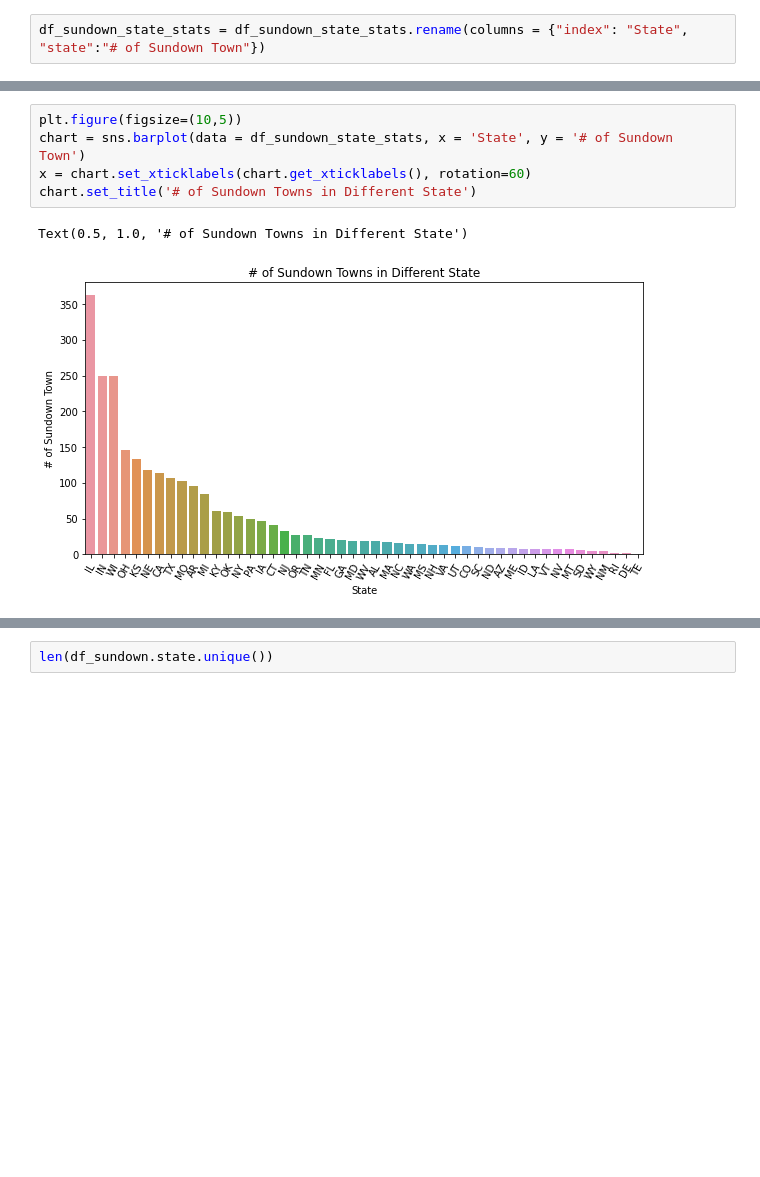
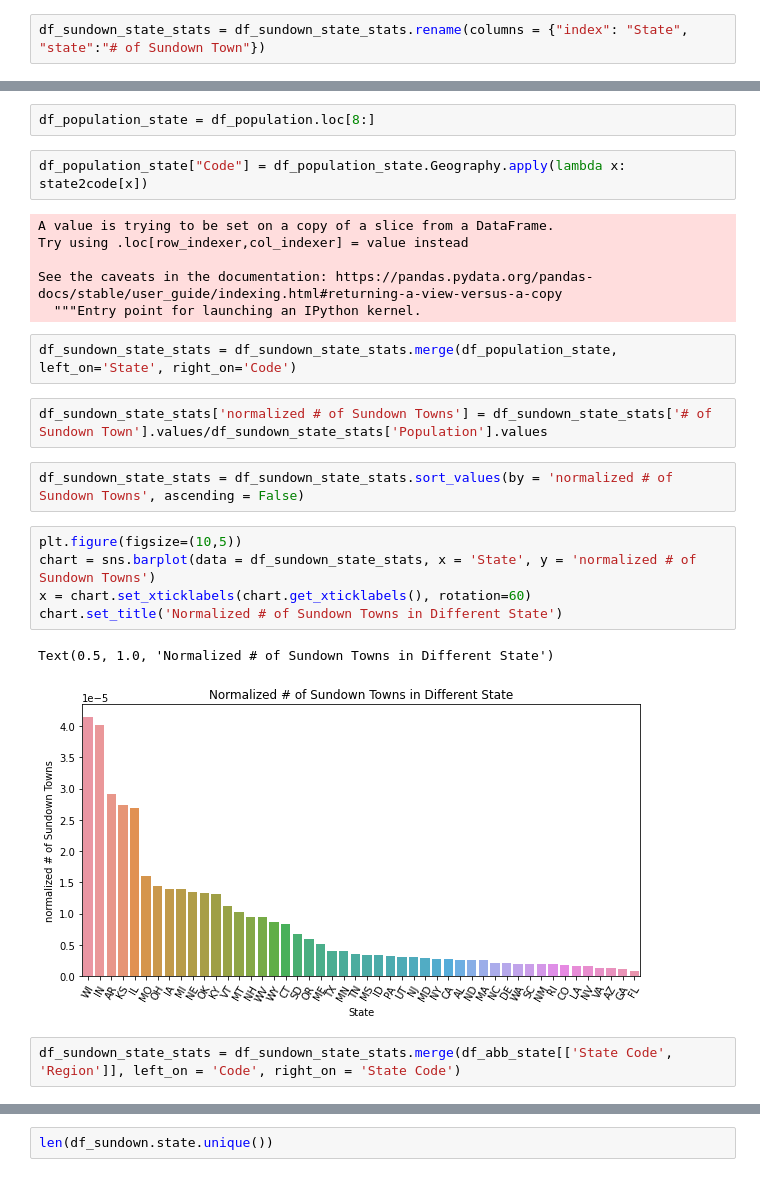
Before and after one commit to franklinyang/hds_fy_kh, a Jupyter notebook: notebooks/EDA.ipynb, the cells around one changed output, grey strips where cells are left out. Drawn from its saved outputs; the diff is of its cells as text; blank space fills up the shorter version.

```diff
--- a/notebooks/EDA.ipynb
+++ b/notebooks/EDA.ipynb
@@ -115,8 +169,26 @@ df_sundown_state_stats = df_sundown_state_stats.rename(columns = {"index": "Stat
+# %%
+df_population_state = df_population.loc[8:]
+# %%
+df_population_state["Code"] = df_population_state.Geography.apply(lambda x: state2code[x])
+# %% [output]
+A value is trying to be set on a copy of a slice from a DataFrame.
+Try using .loc[row_indexer,col_indexer] = value instead
+
+See the caveats in the documentation: https://pandas.pydata.org/pandas-docs/stable/user_guide/indexing.html#returning-a-view-versus-a-copy
+  """Entry point for launching an IPython kernel.
+# %%
+df_sundown_state_stats = df_sundown_state_stats.merge(df_population_state, left_on='State', right_on='Code')
+# %%
+df_sundown_state_stats['normalized # of Sundown Towns'] = df_sundown_state_stats['# of Sundown Town'].values/df_sundown_state_stats['Population'].values
+# %%
+df_sundown_state_stats = df_sundown_state_stats.sort_values(by = 'normalized # of Sundown Towns', ascending = False)
 # %%
 plt.figure(figsize=(10,5))
-chart = sns.barplot(data = df_sundown_state_stats, x = 'State', y = '# of Sundown Town')
+chart = sns.barplot(data = df_sundown_state_stats, x = 'State', y = 'normalized # of Sundown Towns')
 x = chart.set_xticklabels(chart.get_xticklabels(), rotation=60)
-chart.set_title('# of Sundown Towns in Different State')
+chart.set_title('Normalized # of Sundown Towns in Different State')
 # %% [output]
-Text(0.5, 1.0, '# of Sundown Towns in Different State')
+Text(0.5, 1.0, 'Normalized # of Sundown Towns in Different State')
-[figure, old version]
+[figure, new version]
+# %%
+df_sundown_state_stats = df_sundown_state_stats.merge(df_abb_state[['State Code', 'Region']], left_on = 'Code', right_on = 'State Code')
```
Also changed, not shown: parts of 49 cells of this notebook, 6 other files.
